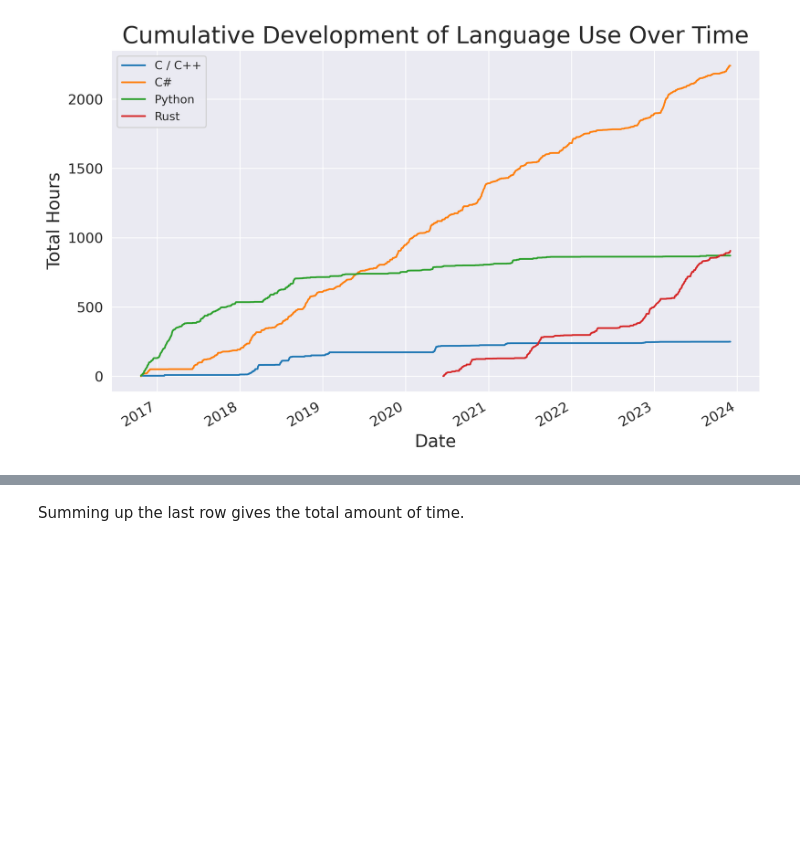
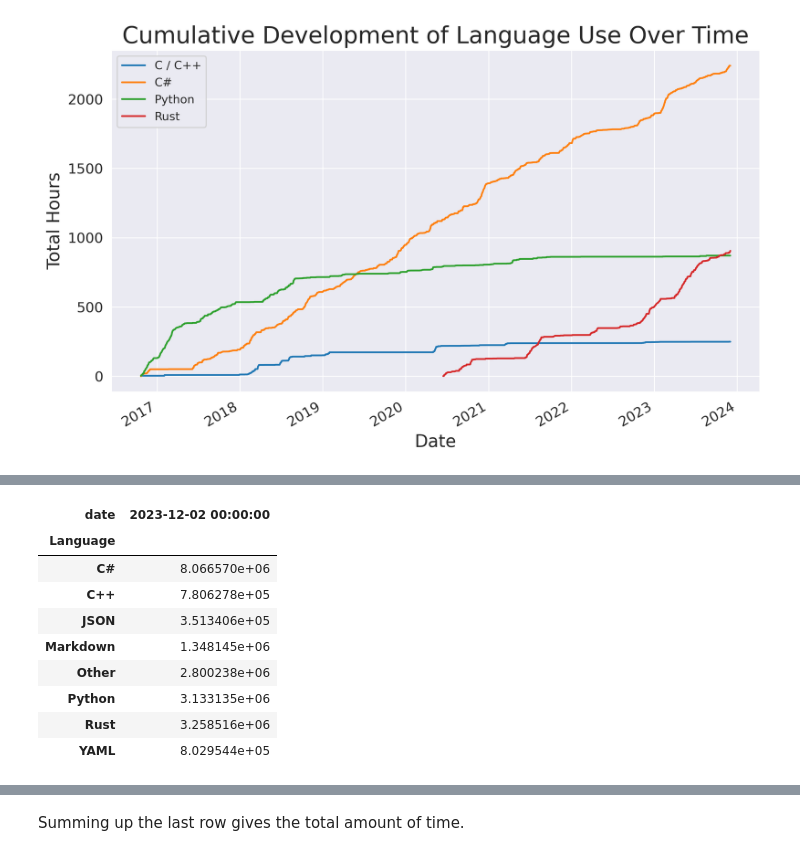
Before and after one commit to sunsided/coding-stats, a Jupyter notebook: exploration.ipynb, the cells around one changed output, grey strips where cells are left out. Drawn from its saved outputs; the diff is of its cells as text; code cells hidden in the pictures; blank space fills up the shorter version.

```diff
--- a/exploration.ipynb
+++ b/exploration.ipynb
@@ -80,0 +99,22 @@ plt.show()
+# %%
+total = last.sum().iloc[0]
+threshold = total * 0.01
+def replace_small_values(row):
+    if row.iloc[0] < threshold:
+        row['Language'] = 'Other'
+    else:
+        row['Language'] = row.name
+    return row
+last_filtered = last.apply(replace_small_values, axis=1).groupby('Language').sum()
+last_filtered
+# %% [output]
+| date | 2023-12-02 00:00:00 |
+| Language |  |
+| C# | 8.066570e+06 |
+| C++ | 7.806278e+05 |
+| JSON | 3.513406e+05 |
+| Markdown | 1.348145e+06 |
+| Other | 2.800238e+06 |
+| Python | 3.133135e+06 |
+| Rust | 3.258516e+06 |
+| YAML | 8.029544e+05 |
```
Also changed, not shown: parts of 2 cells of this notebook.
